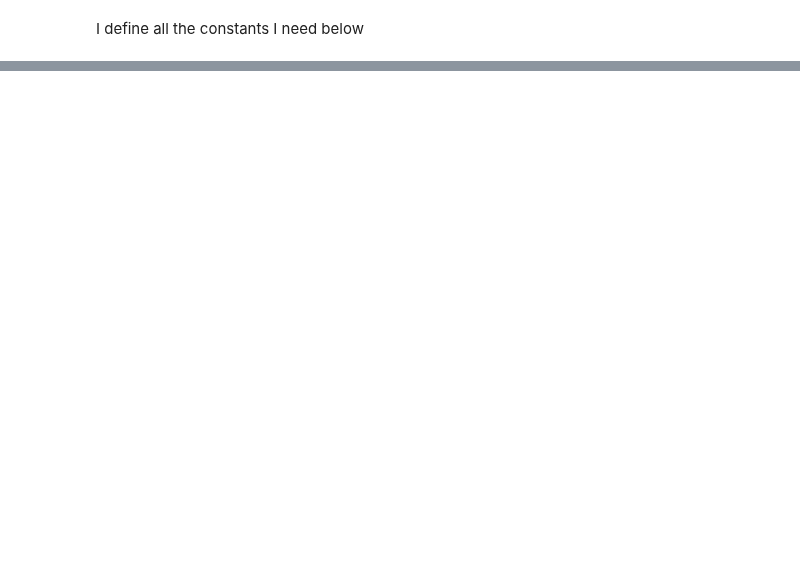
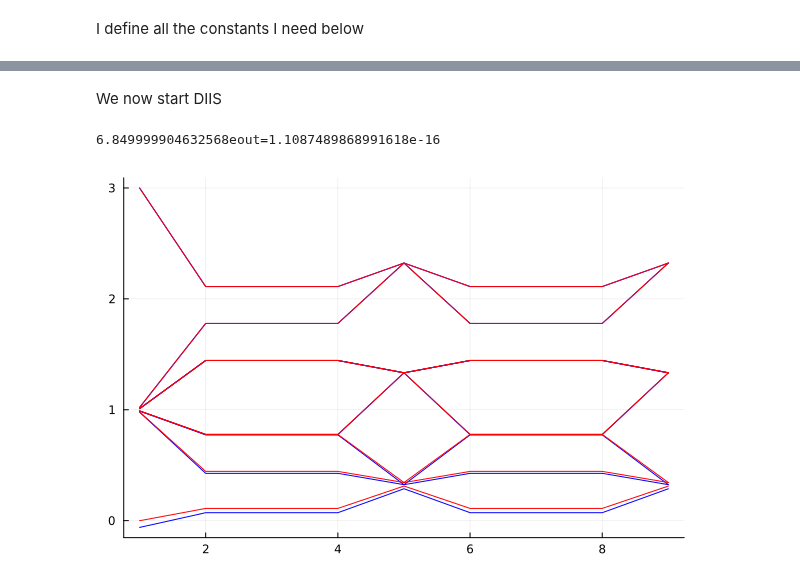
Before and after one commit to ttx002000/HF_Moire, a Jupyter notebook: primecode.ipynb, the cells around one changed output, grey strips where cells are left out. Cells and saved outputs as stored; diff of their text form; code cells hidden in the pictures; blank space fills up the shorter version.

```diff
--- a/primecode.ipynb
+++ b/primecode.ipynb
@@ -332,0 +241,46 @@ jldsave("landaulevel_4by6_spectrum.jld2",variable1=MB_spectrum)
+# %% [markdown]
+We now start DIIS
+# %%
+HF_eigenvalue=Vector{Any}(undef,Nq^2)
+
+while eout>10^-14
+    tic=time()
+    Bmatrix=zeros(ComplexF64,4,4)
+    for ja in 1:3
+     Bmatrix[ja,4]=1
+     Bmatrix[4,ja]=1
+    end
+
+    for ja in 1:3,jb in 1:3
+        for jc in 1:Nq^2
+           Bmatrix[ja,jb]+=tr((DIIS_input_DeltaMatrix[ja][jc])'*(DIIS_input_DeltaMatrix[jb][jc]))
+        end
+    end
+    coeff=inv(Bmatrix)*[0;0;0;1]
+    input_DensityMatrix=coeff[1]*(DIIS_input_DensityMatrix[1]+DIIS_input_DeltaMatrix[1])+coeff[2]*(DIIS_input_DensityMatrix[2]+DIIS_input_DeltaMatrix[2])+coeff[3]*(DIIS_input_DensityMatrix[3]+DIIS_input_DeltaMatrix[3])
+    eout,output_DensityMatrix,DeltaMatrix,HF_eigenvalue=Construct_DensityMatrix(loop_dic,allowedq,T1,T2,Nq,wave,input_DensityMatrix,single_Ham,single_MoirePo,constq,overlapmatrix)
+    DIIS_input_DensityMatrix[mod(itcount,3)+1]=input_DensityMatrix
+    DIIS_input_DeltaMatrix[mod(itcount,3)+1]=DeltaMatrix
+    itcount+=1
+    toc=time()
+    println(toc-tic,"eout=$eout")
+end
+# %% [output]
+6.849999904632568eout=1.1087489868991618e-16
+# %%
+NOHF_pathvalue=zeros(Float64,dimension,Nq^2)
+HF_pathvalue=zeros(Float64,dimension,Nq^2)
+for ja in 1:Nq^2
+    NOHF_pathvalue[:,ja]=real(eigvals(single_Ham[ja]+single_MoirePo[ja]))
+    HF_pathvalue[:,ja]=real(HF_eigenvalue[ja])
+end
+# %%
+
+myplot=plot()
+
+plot!(1:Nq^2,Float64.(HF_pathvalue[1:8,:]'),legend=false,color="blue")
+plot!(1:Nq^2,Float64.(NOHF_pathvalue[1:8,:]'),legend=false,color="red")
+
+display(myplot)
+# %% [output]
+[figure, added]
```
Also changed, not shown: parts of 36 cells of this notebook, 15 other files.
